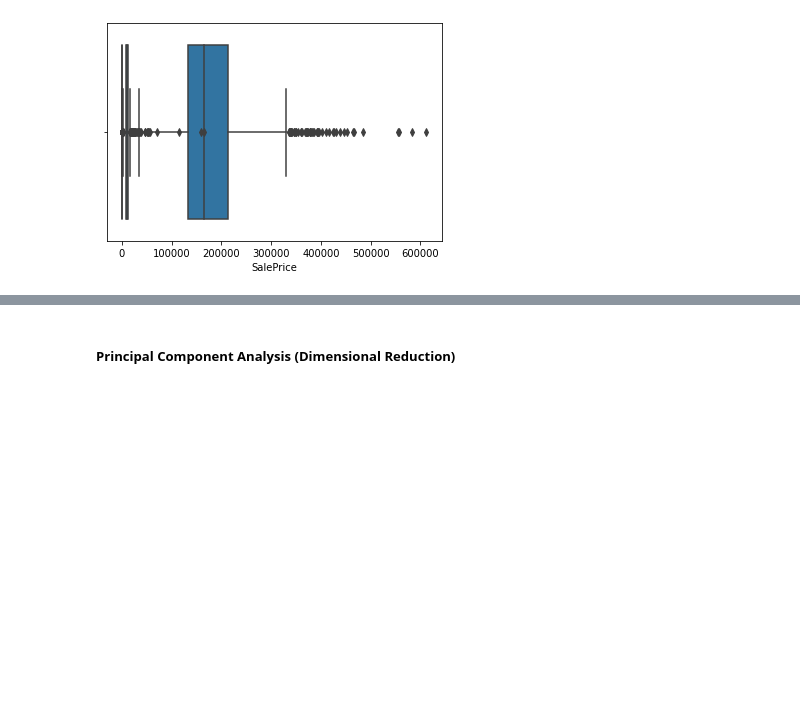
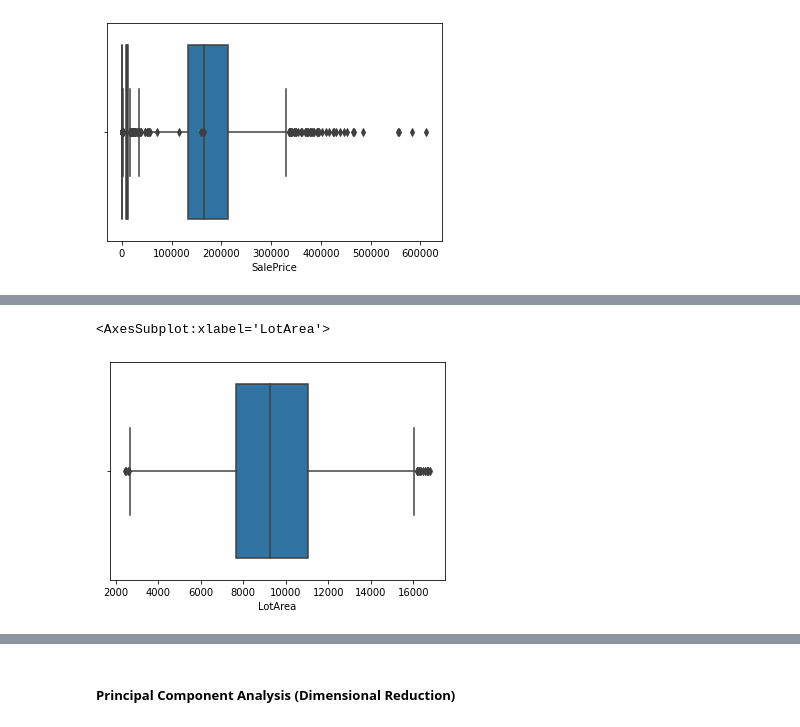
Before and after one commit to MichaelWoo-git/House_Pricing_Prediction_ML_Regression, a Jupyter notebook: House_Main.ipynb, the cells around one changed output, grey strips where cells are left out. Cells and saved outputs as stored; diff of their text form; code cells hidden in the pictures; blank space fills up the shorter version.

```diff
--- a/House_Main.ipynb
+++ b/House_Main.ipynb
@@ -187 +217,6 @@ for column_names in outlier_column_names:
+# %%
+sns.boxplot(x=train_data["LotArea"])
+# %% [output]
+<AxesSubplot:xlabel='LotArea'>
+[figure, added]
 # %%
```
Also changed, not shown: parts of 24 cells of this notebook, 2 other files.
